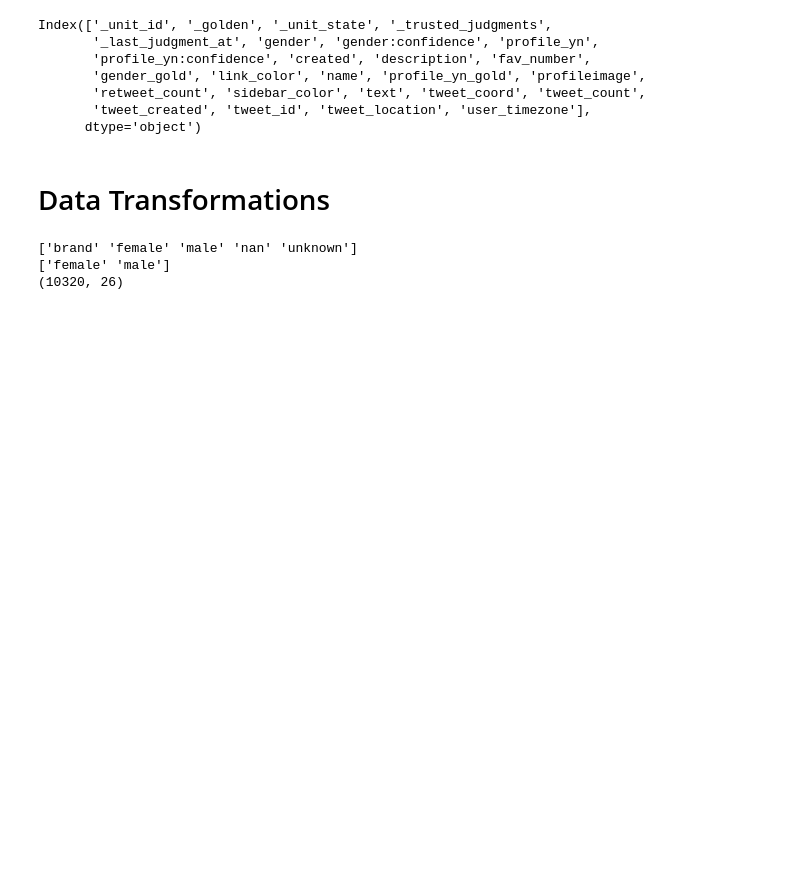
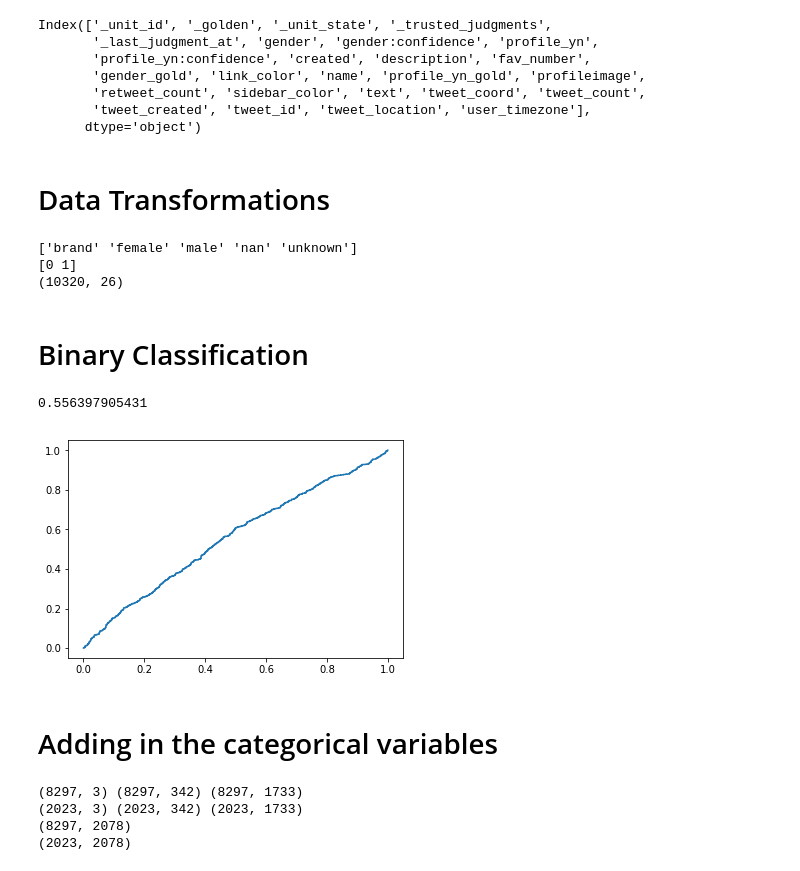
Before and after one commit to fcipollone/TwitterUserGender, a Jupyter notebook: Prediction.ipynb, the cells around one changed output. Drawn from its saved outputs; the diff is of its cells as text; code cells hidden in the pictures; blank space fills up the shorter version.

Commit message:
added tdidf and first few preds

```diff
--- a/Prediction.ipynb
+++ b/Prediction.ipynb
@@ -36,6 +36,8 @@ print(np.unique(genders))
 train_drop = train[train.gender.notnull()]
 train_drop = train_drop[train_drop.gender != 'brand']
 train_drop = train_drop[train_drop.gender != 'unknown']
+train_drop.loc[train_drop.gender == 'female', 'gender'] = 0
+train_drop.loc[train_drop.gender == 'male', 'gender'] = 1
 train_drop.shape
 genders = list(train_drop.gender)
 train = train_drop
@@ -43,7 +45,7 @@ print(np.unique(genders))
 print(train_drop.shape)
 # %% [output]
 ['brand' 'female' 'male' 'nan' 'unknown']
-['female' 'male']
+[0 1]
 (10320, 26)
 # %%
 # CHANGE ACCOUNT CREATION DATE TO TIME SINCE CREATION
@@ -58,3 +60,35 @@ created = [el.split()[0] for el in created]
 c = [get_length(s) for s in created]
 months = [el.days/30 for el in c]
 train.created = months
+# %%
+# Validation Set
+np.random.seed(1)
+msk = np.random.rand(len(train)) < 0.8
+validation = train[~msk]
+train = train[msk]
+# %% [markdown]
+# Binary Classification
+# %%
+# First pass
+first_pass_X_train = train.filter(['created', 'fav_number', 'tweet_count'],axis=1)
+first_pass_y_train = list(train.gender)
+
+first_pass_X_val = validation.filter(['created', 'fav_number', 'tweet_count'],axis=1)
+first_pass_y_val = list(validation.gender)
+# %%
+import sklearn.linear_model
+first = sklearn.linear_model.LogisticRegression()
+first.fit(first_pass_X_train, first_pass_y_train)
+scores = first.predict_proba(first_pass_X_val)
+# %%
+from sklearn import metrics
+fpr, tpr, thresholds = metrics.roc_curve(first_pass_y_val, scores[:,1])
+%matplotlib inline
+import matplotlib.pyplot as plt
+plt.plot(fpr, tpr)
+print (metrics.roc_auc_score(first_pass_y_val, scores[:,1]))
+# %% [output]
+0.556397905431
+[figure, added]
+# %% [markdown]
+# Adding in the categorical variables
@@ -60,0 +104,35 @@ train.created = months
+# %%
+categories = np.union1d(train.sidebar_color, validation.sidebar_color)
+train_side = train.sidebar_color.astype('category', categories=categories)
+val_side = validation.sidebar_color.astype('category', categories=categories)
+
+sidebar_color = pd.get_dummies(train_side)
+sidebar_color_val = pd.get_dummies(val_side)
+
+categories = np.union1d(train.link_color, validation.link_color)
+train_link = train.link_color.astype('category', categories=categories)
+val_link = validation.link_color.astype('category', categories=categories)
+
+dummies_link = pd.get_dummies(train_link)
+dummies_link_val = pd.get_dummies(val_link)
+
+print(X_train.shape, sidebar_color.shape, dummies_link.shape)
+print(X_val.shape, sidebar_color_val.shape, dummies_link_val.shape)
+
+X_train.reset_index(drop=True, inplace=True)
+X_val.reset_index(drop=True, inplace=True)
+sidebar_color.reset_index(drop=True, inplace=True)
+sidebar_color_val.reset_index(drop=True, inplace=True)
+dummies_link.reset_index(drop=True, inplace=True)
+dummies_link_val.reset_index(drop=True, inplace=True)
+
+X_train = pd.concat([X_train, sidebar_color, dummies_link],axis=1, ignore_index=True)
+X_val = pd.concat([X_val, sidebar_color_val, dummies_link_val],axis=1, ignore_index=True)
+
+print(X_train.shape)
+print(X_val.shape)
+# %% [output]
+(8297, 3) (8297, 342) (8297, 1733)
+(2023, 3) (2023, 342) (2023, 1733)
+(8297, 2078)
+(2023, 2078)
```
Also changed, not shown: parts of 9 cells of this notebook.
